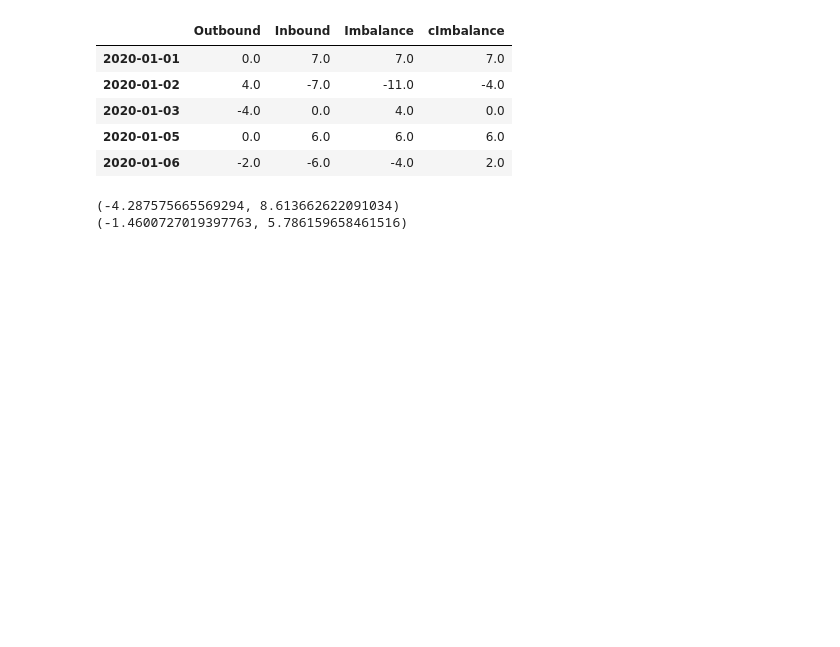
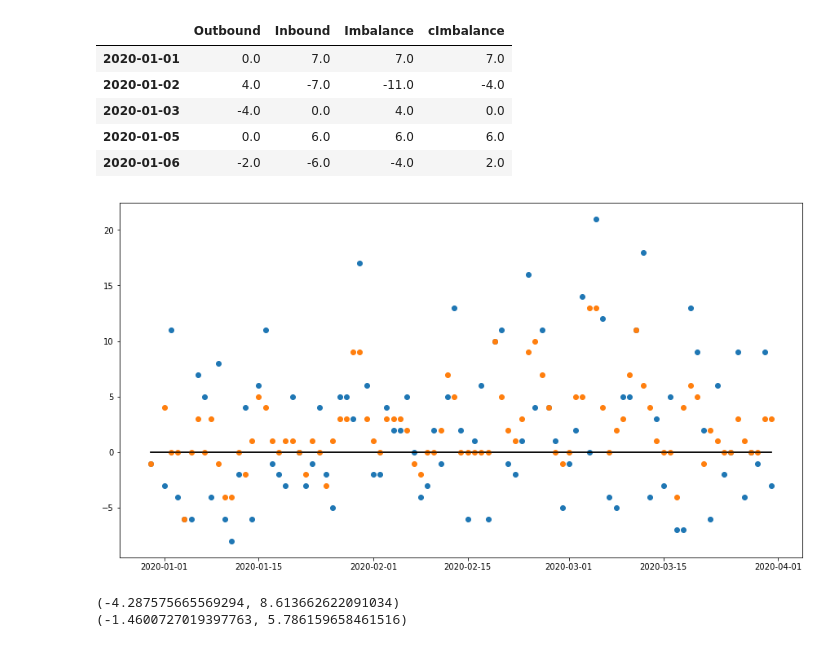
Before and after one commit to tranndt/ml-usra2021-NexusDataChallengeBison, a Jupyter notebook: [05-2021] Nexus Data Challenge/Algorithm.ipynb, the cells around one changed output. Drawn from its saved outputs; the diff is of its cells as text; code cells hidden in the pictures; blank space fills up the shorter version.

```diff
--- a/[05-2021] Nexus Data Challenge/Algorithm.ipynb
+++ b/[05-2021] Nexus Data Challenge/Algorithm.ipynb
@@ -774,9 +774,11 @@ def plot_imb(df,marker='o',col="Imbalance"):
     plt.plot(df.index,df[col],marker)
     plt.plot([firstDate,lastDate],[0,0],'k-')
 # %%
-# plt.figure(figsize=(15,8))
-# plot_imb(df_count)
-# plot_imb(df_recount)
+plt.figure(figsize=(15,8))
+plot_imb(df_count)
+plot_imb(df_recount)
+# %% [output]
+[figure, added]
 # %%
 def get_ci(series):
     mean = series.mean()
```
Also changed, not shown: parts of 7 cells of this notebook, 8 other files.
